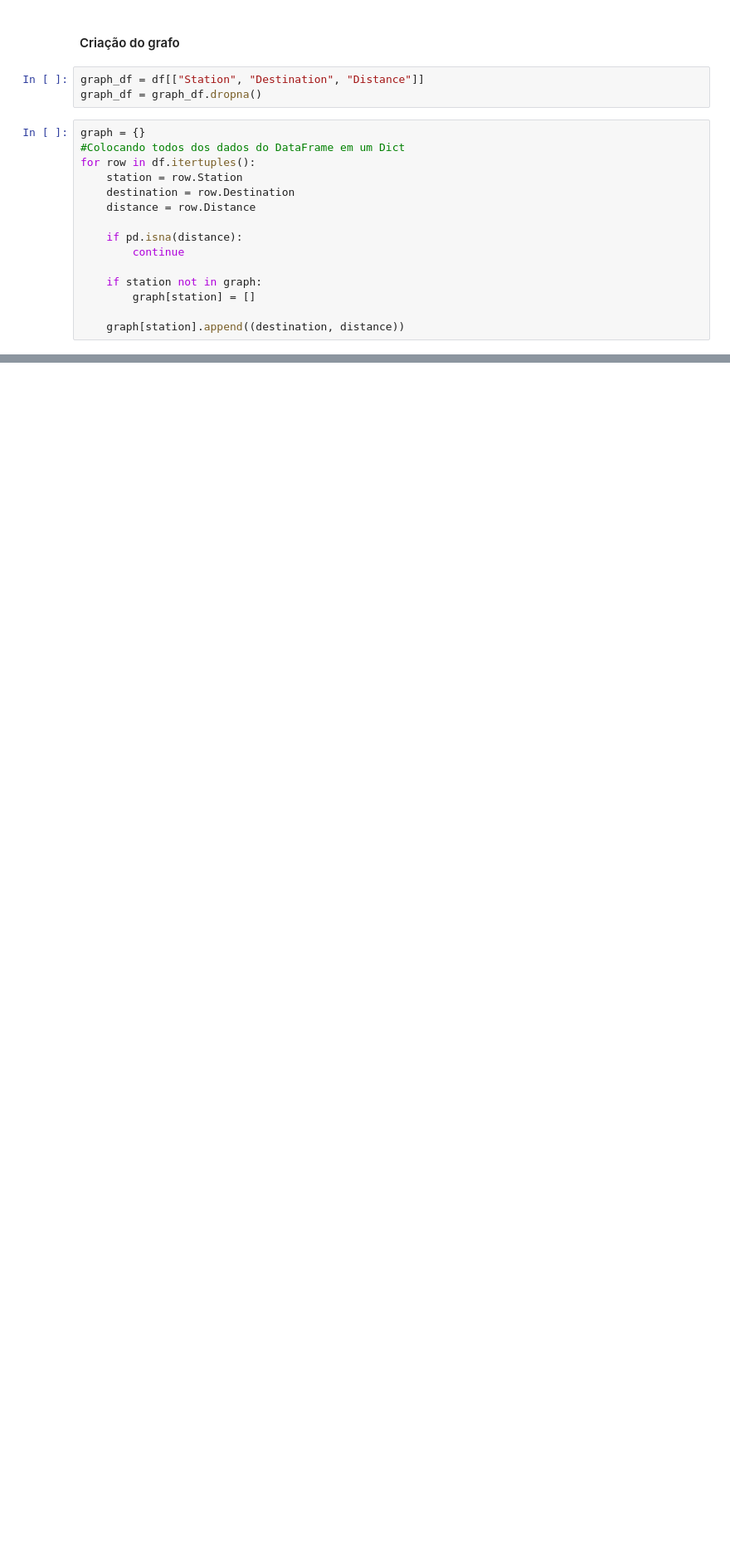
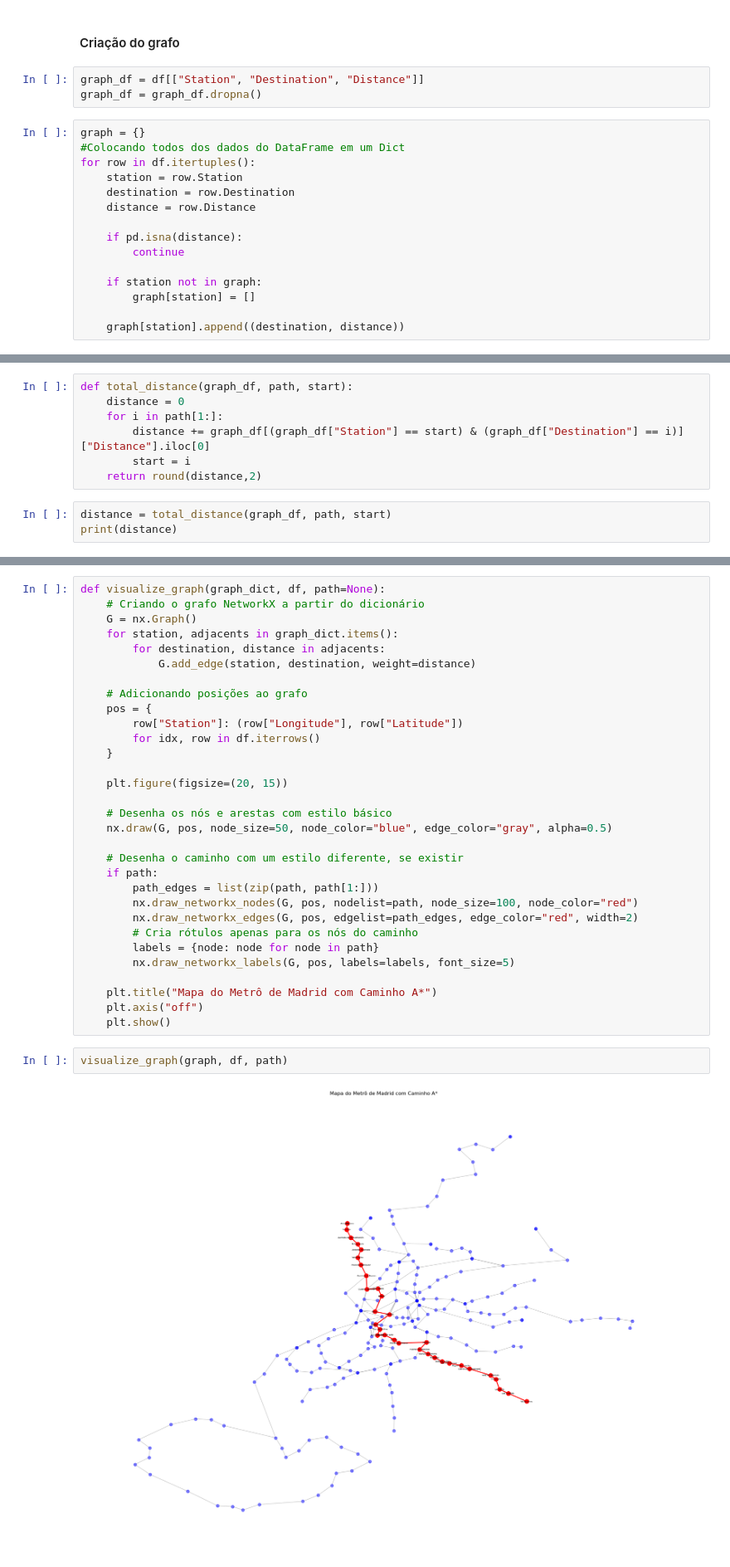
Before and after one commit to thiagodalladea/BuscaHeuristica, a Jupyter notebook: DFS.ipynb, the cells around one changed output, grey strips where cells are left out. Shown at 83% size. Drawn from its saved outputs; the diff is of its cells as text; blank space fills up the shorter version.

```diff
--- a/DFS.ipynb
+++ b/DFS.ipynb
@@ -135,0 +139,10 @@ dfs_result_dict
+# %%
+def total_distance(graph_df, path, start):
+    distance = 0
+    for i in path[1:]:
+        distance += graph_df[(graph_df["Station"] == start) & (graph_df["Destination"] == i)]["Distance"].iloc[0]
+        start = i
+    return round(distance,2)
+# %%
+distance = total_distance(graph_df, path, start)
+print(distance)
@@ -135,0 +151,35 @@ dfs_result_dict
+# %%
+def visualize_graph(graph_dict, df, path=None):
+    # Criando o grafo NetworkX a partir do dicionário
+    G = nx.Graph()
+    for station, adjacents in graph_dict.items():
+        for destination, distance in adjacents:
+            G.add_edge(station, destination, weight=distance)
+
+    # Adicionando posições ao grafo
+    pos = {
+        row["Station"]: (row["Longitude"], row["Latitude"])
+        for idx, row in df.iterrows()
+    }
+
+    plt.figure(figsize=(20, 15))
+
+    # Desenha os nós e arestas com estilo básico
+    nx.draw(G, pos, node_size=50, node_color="blue", edge_color="gray", alpha=0.5)
+
+    # Desenha o caminho com um estilo diferente, se existir
+    if path:
+        path_edges = list(zip(path, path[1:]))
+        nx.draw_networkx_nodes(G, pos, nodelist=path, node_size=100, node_color="red")
+        nx.draw_networkx_edges(G, pos, edgelist=path_edges, edge_color="red", width=2)
+        # Cria rótulos apenas para os nós do caminho
+        labels = {node: node for node in path}
+        nx.draw_networkx_labels(G, pos, labels=labels, font_size=5)
+
+    plt.title("Mapa do Metrô de Madrid com Caminho A*")
+    plt.axis("off")
+    plt.show()
+# %%
+visualize_graph(graph, df, path)
+# %% [output]
+[figure, added]
```
Also changed, not shown: parts of 8 cells of this notebook, 3 other files.
